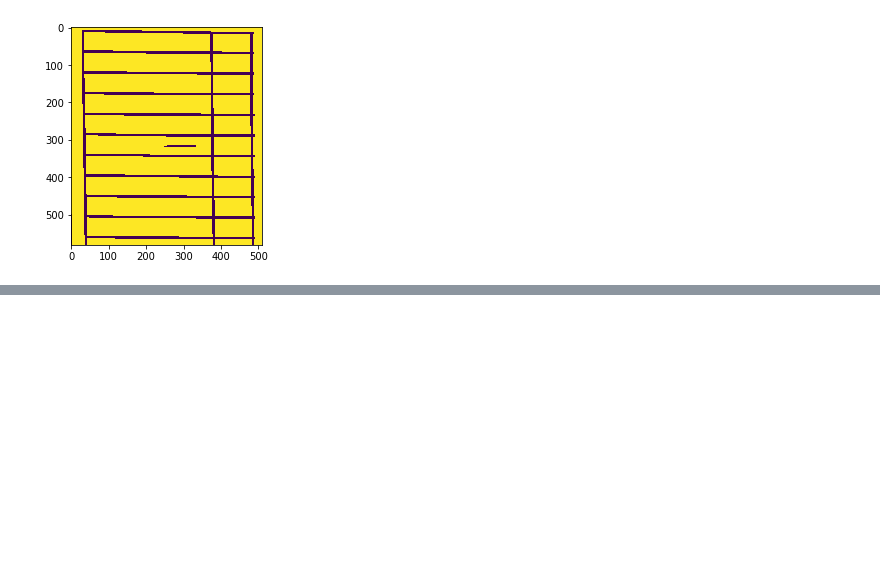
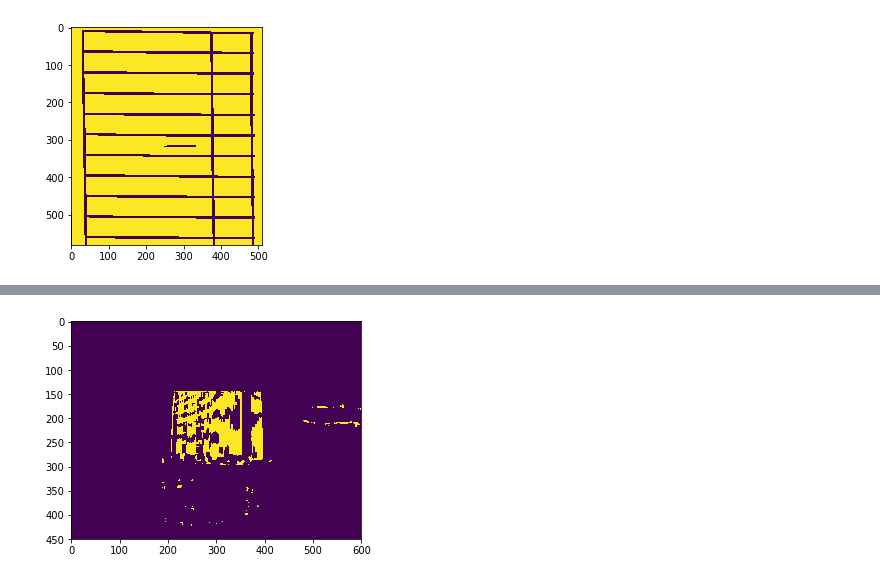
Before and after one commit to dewagter/notebook, a Jupyter notebook: Attempt.ipynb, the cells around one changed output, grey strips where cells are left out. Cells and saved outputs as stored; diff of their text form; code cells hidden in the pictures; blank space fills up the shorter version.

```diff
--- a/Attempt.ipynb
+++ b/Attempt.ipynb
@@ -119,0 +196,9 @@ plt.show()
+# %%
+# blur and threshold the image
+blurred = cv2.blur(gradient, (9, 9))
+(_, thresh) = cv2.threshold(blurred, 225, 255, cv2.THRESH_BINARY)
+
+plt.imshow(thresh)
+plt.show()
+# %% [output]
+[figure, added]
```
Also changed, not shown: parts of 7 cells of this notebook, 1 other file.
